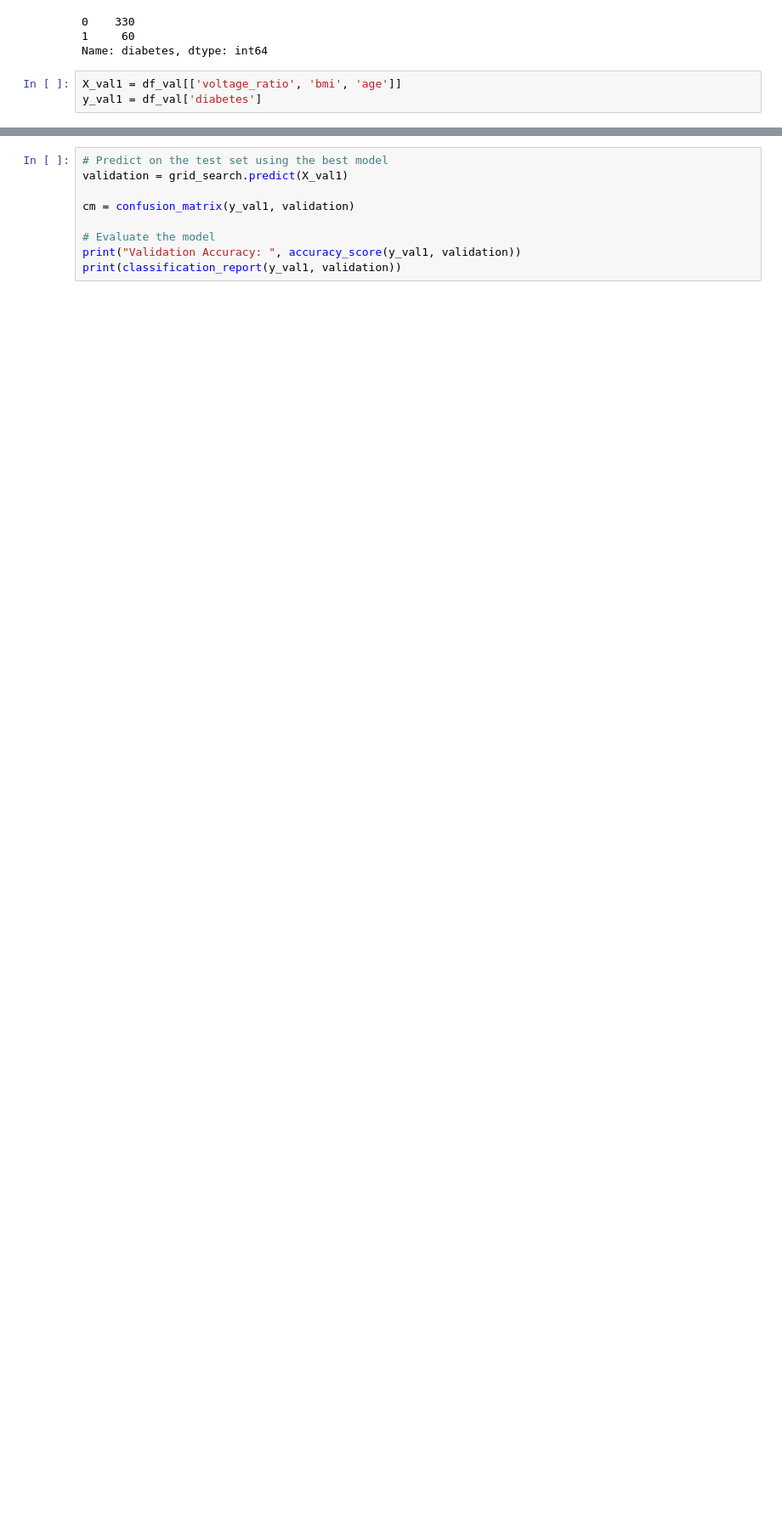
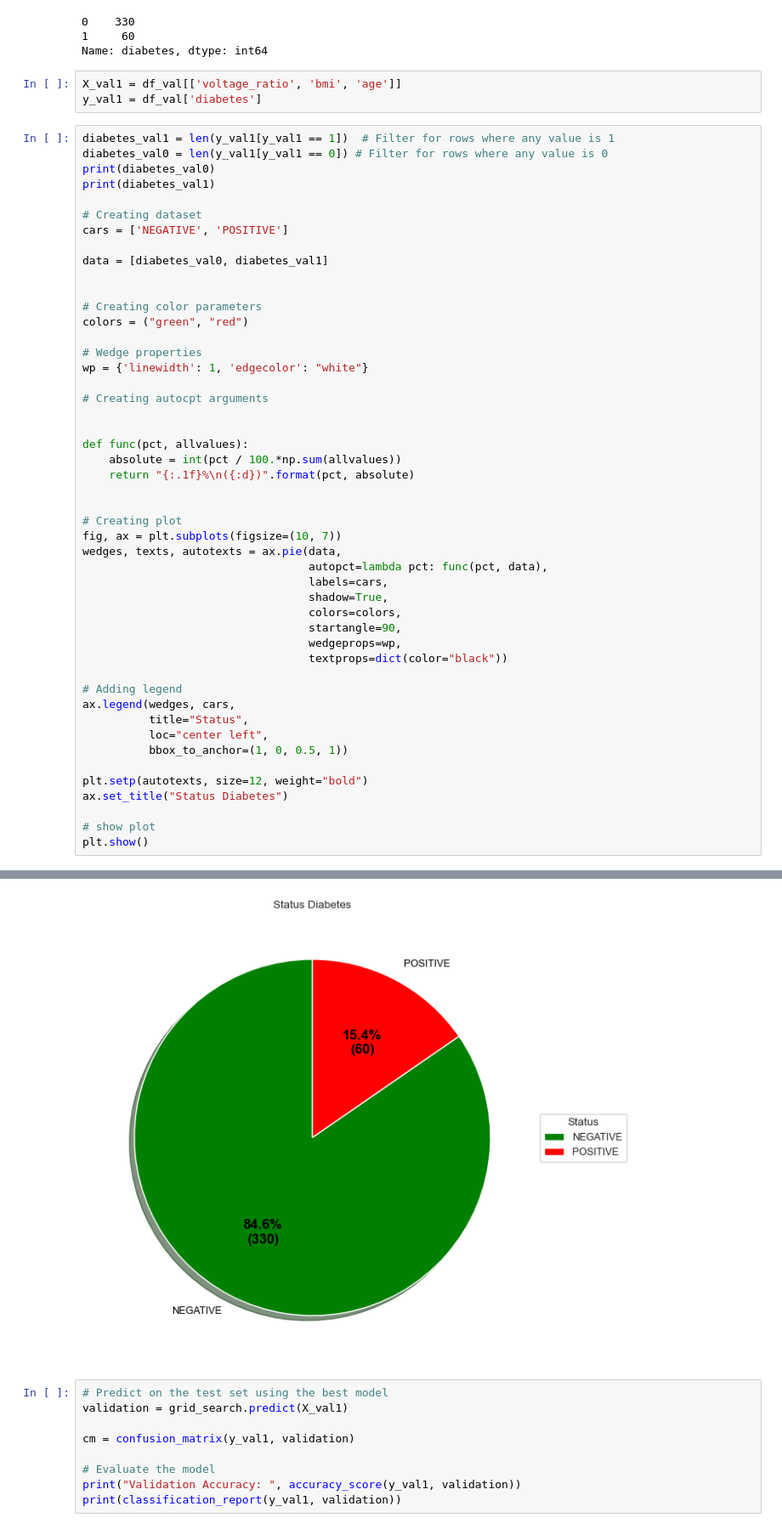
Before and after one commit to maalfarisi/Program, a Jupyter notebook: LR - Hyperparameter.ipynb, the cells around one changed output, grey strips where cells are left out. Shown at 85% size. Cells and saved outputs as stored; diff of their text form; blank space fills up the shorter version.

```diff
--- a/LR - Hyperparameter.ipynb
+++ b/LR - Hyperparameter.ipynb
@@ -454,3 +454,52 @@ Name: diabetes, dtype: int64
 # %%
 X_val1 = df_val[['voltage_ratio', 'bmi', 'age']]
 y_val1 = df_val['diabetes']
+# %%
+diabetes_val1 = len(y_val1[y_val1 == 1])  # Filter for rows where any value is 1
+diabetes_val0 = len(y_val1[y_val1 == 0]) # Filter for rows where any value is 0
+print(diabetes_val0)
+print(diabetes_val1)
+
+# Creating dataset
+cars = ['NEGATIVE', 'POSITIVE']
+
+data = [diabetes_val0, diabetes_val1]
+
+
+# Creating color parameters
+colors = ("green", "red")
+
+# Wedge properties
+wp = {'linewidth': 1, 'edgecolor': "white"}
+
+# Creating autocpt arguments
+
+
+def func(pct, allvalues):
+    absolute = int(pct / 100.*np.sum(allvalues))
+    return "{:.1f}%\n({:d})".format(pct, absolute)
+
+
+# Creating plot
+fig, ax = plt.subplots(figsize=(10, 7))
+wedges, texts, autotexts = ax.pie(data,
+                                  autopct=lambda pct: func(pct, data),
+                                  labels=cars,
+                                  shadow=True,
+                                  colors=colors,
+                                  startangle=90,
+                                  wedgeprops=wp,
+                                  textprops=dict(color="black"))
+
+# Adding legend
+ax.legend(wedges, cars,
+          title="Status",
+          loc="center left",
+          bbox_to_anchor=(1, 0, 0.5, 1))
+
+plt.setp(autotexts, size=12, weight="bold")
+ax.set_title("Status Diabetes")
+
+# show plot
+plt.show()
+# %% [output]
@@ -457,3 +508,4 @@ y_val1 = df_val['diabetes']
+[figure, added]
 # %%
 # Predict on the test set using the best model
 validation = grid_search.predict(X_val1)
```
Also changed, not shown: parts of 6 cells of this notebook, 4 other files.
